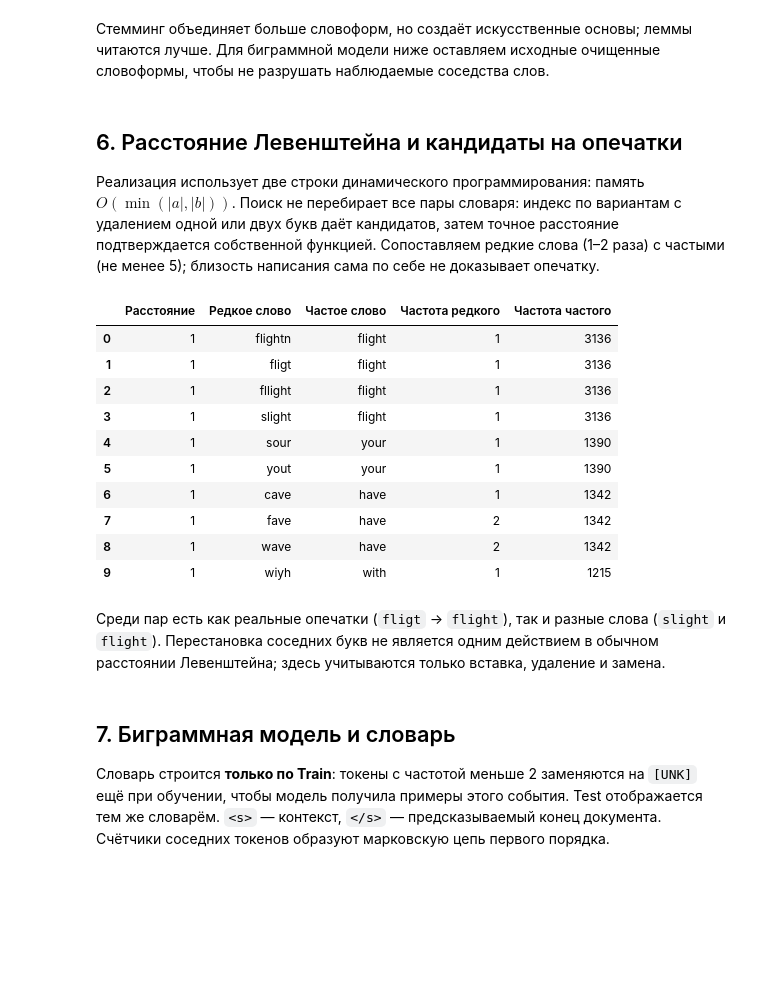
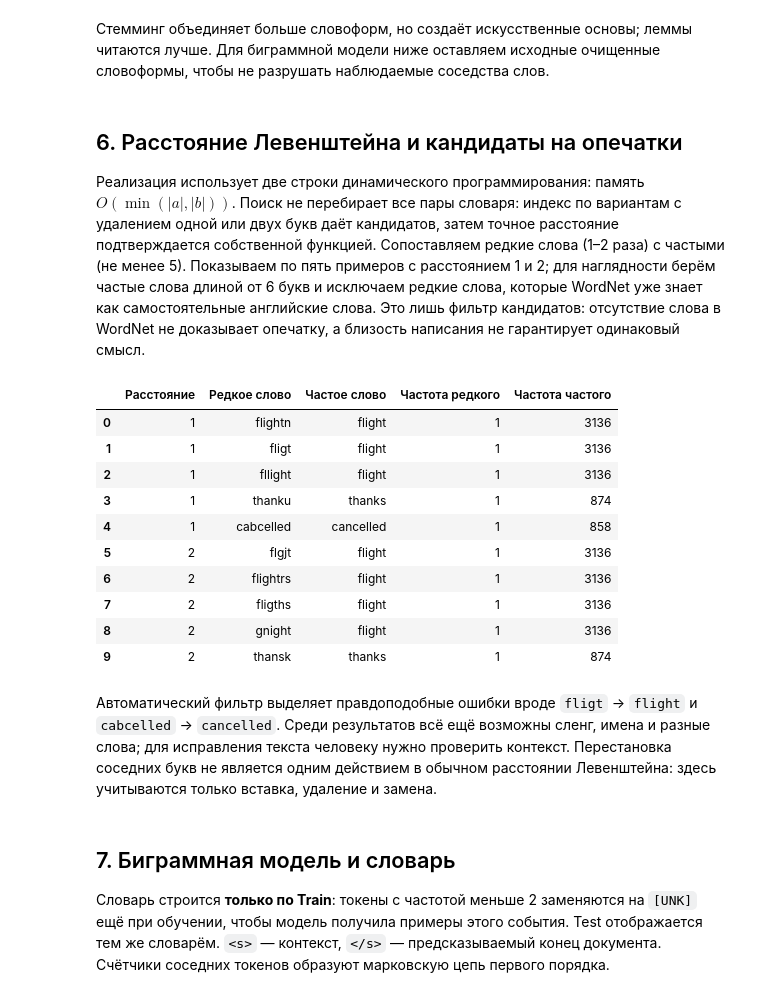
Before and after one commit to ChornyChay1/TextAnalysis, a Jupyter notebook: notebook.ipynb, the cells around one changed output. Drawn from its saved outputs; the diff is of its cells as text; code cells hidden in the pictures; blank space fills up the shorter version.

Commit message:
Refine stop-word analysis, typo candidates, and perplexity evidence

```diff
--- a/notebook.ipynb
+++ b/notebook.ipynb
@@ -196,7 +197,7 @@ pd.DataFrame({"Вариант": ["До нормализации", "После с
 # %% [markdown]
 ## 6. Расстояние Левенштейна и кандидаты на опечатки
 
-Реализация использует две строки динамического программирования: память $O(\min(|a|,|b|))$. Поиск не перебирает все пары словаря: индекс по вариантам с удалением одной или двух букв даёт кандидатов, затем точное расстояние подтверждается собственной функцией. Сопоставляем редкие слова (1–2 раза) с частыми (не менее 5); близость написания сама по себе не доказывает опечатку.
+Реализация использует две строки динамического программирования: память $O(\min(|a|,|b|))$. Поиск не перебирает все пары словаря: индекс по вариантам с удалением одной или двух букв даёт кандидатов, затем точное расстояние подтверждается собственной функцией. Сопоставляем редкие слова (1–2 раза) с частыми (не менее 5). Показываем по пять примеров с расстоянием 1 и 2; для наглядности берём частые слова длиной от 6 букв и исключаем редкие слова, которые WordNet уже знает как самостоятельные английские слова. Это лишь фильтр кандидатов: отсутствие слова в WordNet не доказывает опечатку, а близость написания не гарантирует одинаковый смысл.
 # %%
 def levenshtein(a, b):
     if len(a) < len(b):
@@ -216,44 +217,46 @@ assert levenshtein("", "air") == 3
 
 frequencies = Counter(t for doc in train_tokens for t in doc[1:-1])
 index = defaultdict(set)
 for word in (w for w in frequencies if w.isalpha() and 4 <= len(w) <= 18):
     keys = {word}
     for i in range(len(word)):
         one = word[:i] + word[i + 1:]
         keys.add(one)
         for j in range(len(one)):
             keys.add(one[:j] + one[j + 1:])
     for key in keys:
         index[key].add(word)
 
 candidate_pairs = set()
 for group in index.values():
     rare = [w for w in group if frequencies[w] <= 2]
     common = [w for w in group if frequencies[w] >= 5]
     for a in rare:
         for b in common:
             if a != b and abs(len(a) - len(b)) <= 2:
                 candidate_pairs.add((a, b))
 
 pairs = [(levenshtein(a, b), a, b, frequencies[a], frequencies[b]) for a, b in candidate_pairs]
-top_pairs = sorted((row for row in pairs if row[0] in (1, 2)),
-                   key=lambda row: (row[0], -row[4], row[3], row[1]))[:10]
+filtered_pairs = [row for row in pairs if len(row[2]) >= 6 and not wordnet.synsets(row[1])]
+ranked_pairs = sorted(filtered_pairs, key=lambda row: (-row[4], row[3], row[1]))
+top_pairs = [*([row for row in ranked_pairs if row[0] == 1][:5]),
+             *([row for row in ranked_pairs if row[0] == 2][:5])]
 pd.DataFrame(top_pairs, columns=["Расстояние", "Редкое слово", "Частое слово",
                                   "Частота редкого", "Частота частого"])
 # %% [output]
 |  | Расстояние | Редкое слово | Частое слово | Частота редкого | Частота частого |
 | 0 | 1 | flightn | flight | 1 | 3136 |
 | 1 | 1 | fligt | flight | 1 | 3136 |
 | 2 | 1 | fllight | flight | 1 | 3136 |
-| 3 | 1 | slight | flight | 1 | 3136 |
-| 4 | 1 | sour | your | 1 | 1390 |
-| 5 | 1 | yout | your | 1 | 1390 |
-| 6 | 1 | cave | have | 1 | 1342 |
-| 7 | 1 | fave | have | 2 | 1342 |
-| 8 | 1 | wave | have | 2 | 1342 |
-| 9 | 1 | wiyh | with | 1 | 1215 |
+| 3 | 1 | thanku | thanks | 1 | 874 |
+| 4 | 1 | cabcelled | cancelled | 1 | 858 |
+| 5 | 2 | flgjt | flight | 1 | 3136 |
+| 6 | 2 | flightrs | flight | 1 | 3136 |
+| 7 | 2 | fligths | flight | 1 | 3136 |
+| 8 | 2 | gnight | flight | 1 | 3136 |
+| 9 | 2 | thansk | thanks | 1 | 874 |
 # %% [markdown]
-Среди пар есть как реальные опечатки (`fligt` → `flight`), так и разные слова (`slight` и `flight`). Перестановка соседних букв не является одним действием в обычном расстоянии Левенштейна; здесь учитываются только вставка, удаление и замена.
+Автоматический фильтр выделяет правдоподобные ошибки вроде `fligt` → `flight` и `cabcelled` → `cancelled`. Среди результатов всё ещё возможны сленг, имена и разные слова; для исправления текста человеку нужно проверить контекст. Перестановка соседних букв не является одним действием в обычном расстоянии Левенштейна: здесь учитываются только вставка, удаление и замена.
 # %% [markdown]
 ## 7. Биграммная модель и словарь
 
```
Also changed, not shown: parts of 4 cells of this notebook.
